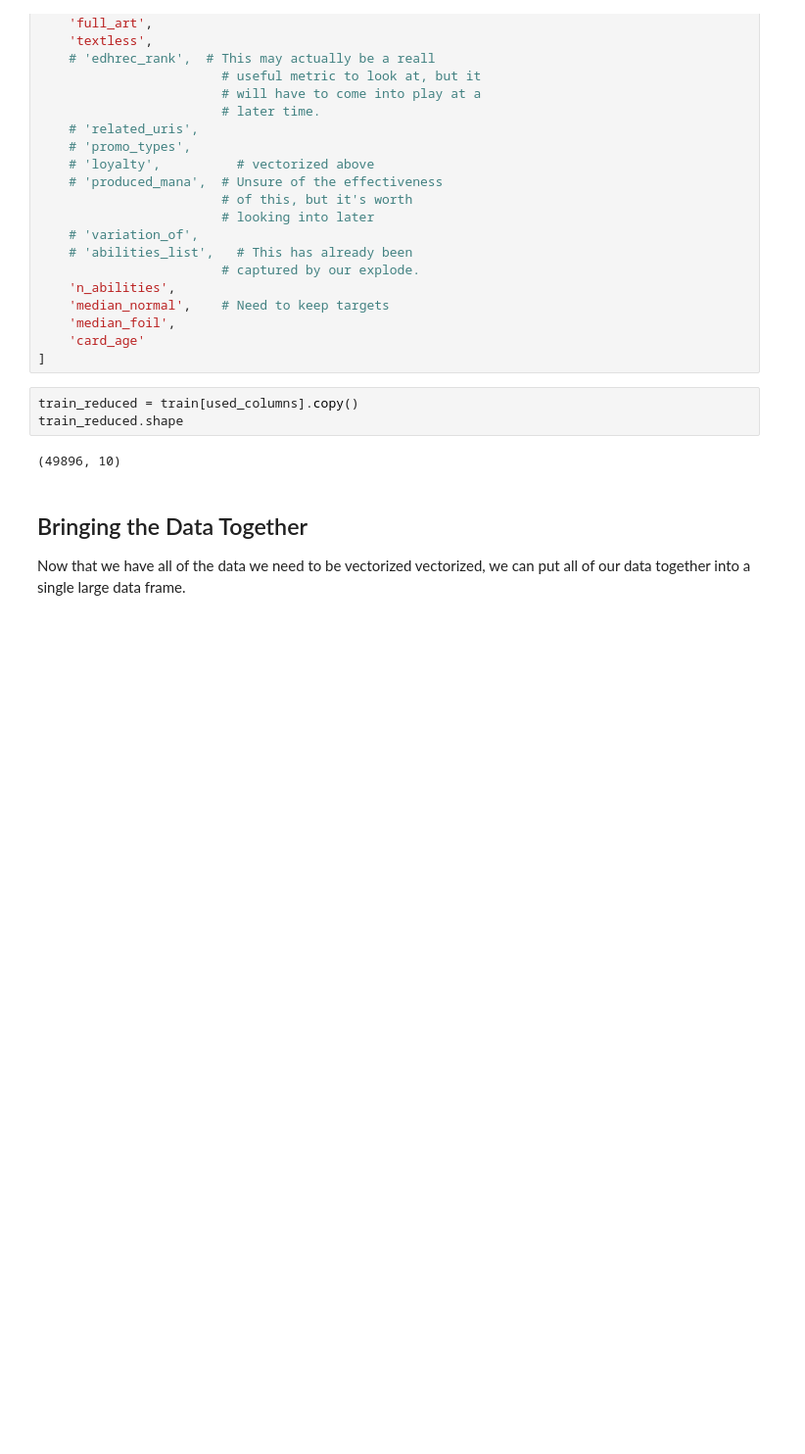
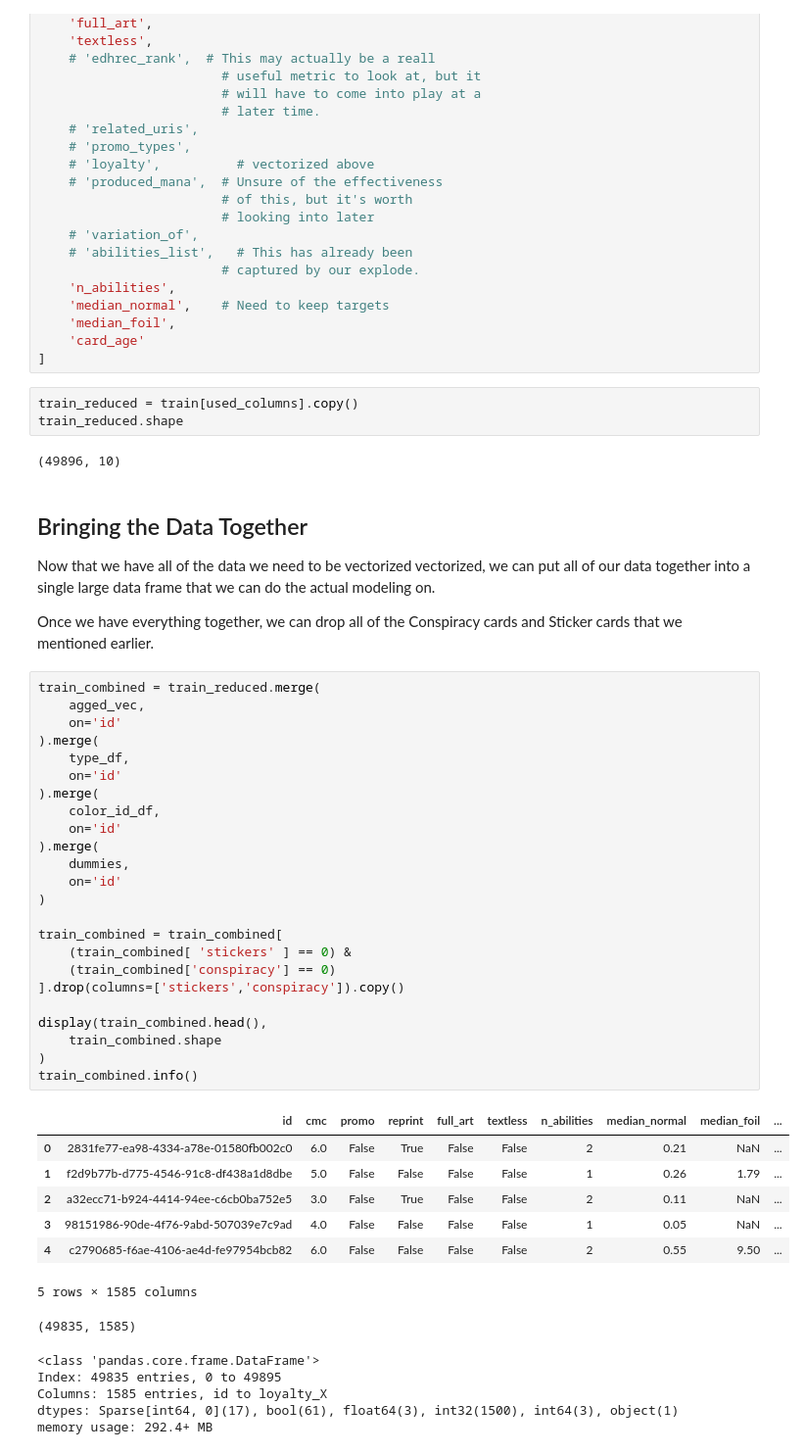
Before and after one commit to ParkedHampster/Spell-Trends, a Jupyter notebook: 2_Modeling.ipynb, the cells around one changed output. Shown at 98% size. Saved outputs shown, nothing was run; the diff lists cells and outputs as text; blank space fills up the shorter version.

```diff
--- a/2_Modeling.ipynb
+++ b/2_Modeling.ipynb
@@ -642,4 +642,47 @@ train_reduced.shape
 
 Now that we have all of the data we need to be
 vectorized vectorized, we can put all of our data
-together into a single large data frame.
+together into a single large data frame that we can do
+the actual modeling on.
+
+Once we have everything together, we can drop all of
+the Conspiracy cards and Sticker cards that we
+mentioned earlier.
+# %%
+train_combined = train_reduced.merge(
+    agged_vec,
+    on='id'
+).merge(
+    type_df,
+    on='id'
+).merge(
+    color_id_df,
+    on='id'
+).merge(
+    dummies,
+    on='id'
+)
+
+train_combined = train_combined[
+    (train_combined[ 'stickers' ] == 0) &
+    (train_combined['conspiracy'] == 0)
+].drop(columns=['stickers','conspiracy']).copy()
+
+display(train_combined.head(),
+    train_combined.shape
+)
+train_combined.info()
+# %% [output]
+|  | id | cmc | promo | reprint | full_art | textless | n_abilities | median_normal | median_foil | ... |
+| 0 | 2831fe77-ea98-4334-a78e-01580fb002c0 | 6.0 | False | True | False | False | 2 | 0.21 | NaN | ... |
+| 1 | f2d9b77b-d775-4546-91c8-df438a1d8dbe | 5.0 | False | False | False | False | 1 | 0.26 | 1.79 | ... |
+| 2 | a32ecc71-b924-4414-94ee-c6cb0ba752e5 | 3.0 | False | True | False | False | 2 | 0.11 | NaN | ... |
+| 3 | 98151986-90de-4f76-9abd-507039e7c9ad | 4.0 | False | False | False | False | 1 | 0.05 | NaN | ... |
+| 4 | c2790685-f6ae-4106-ae4d-fe97954bcb82 | 6.0 | False | False | False | False | 2 | 0.55 | 9.50 | ... |
+5 rows × 1585 columns
+(49835, 1585)
+<class 'pandas.core.frame.DataFrame'>
+Index: 49835 entries, 0 to 49895
+Columns: 1585 entries, id to loyalty_X
+dtypes: Sparse[int64, 0](17), bool(61), float64(3), int32(1500), int64(3), object(1)
+memory usage: 292.4+ MB
```
Also changed, not shown: parts of 20 cells of this notebook, 5 other files.
